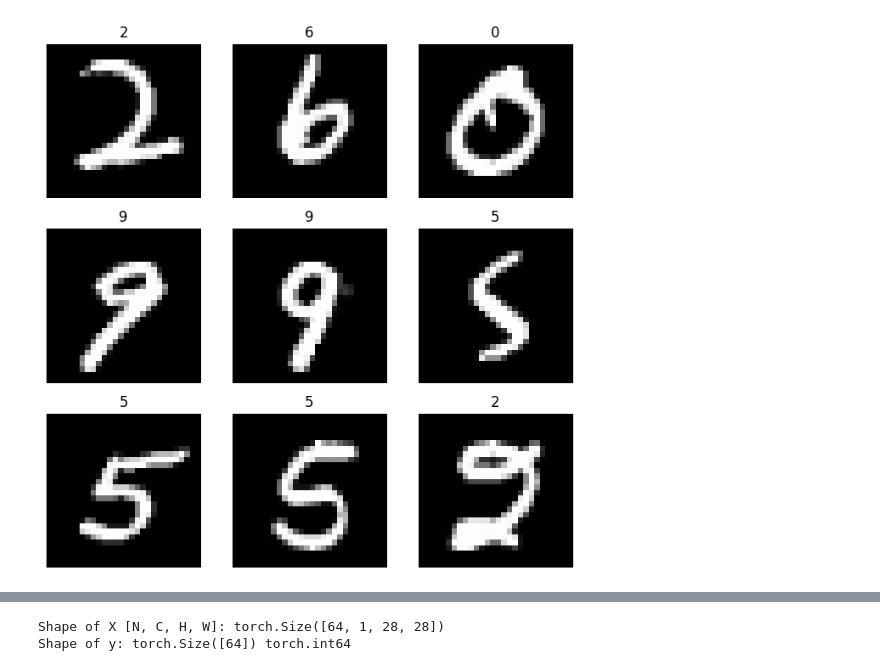
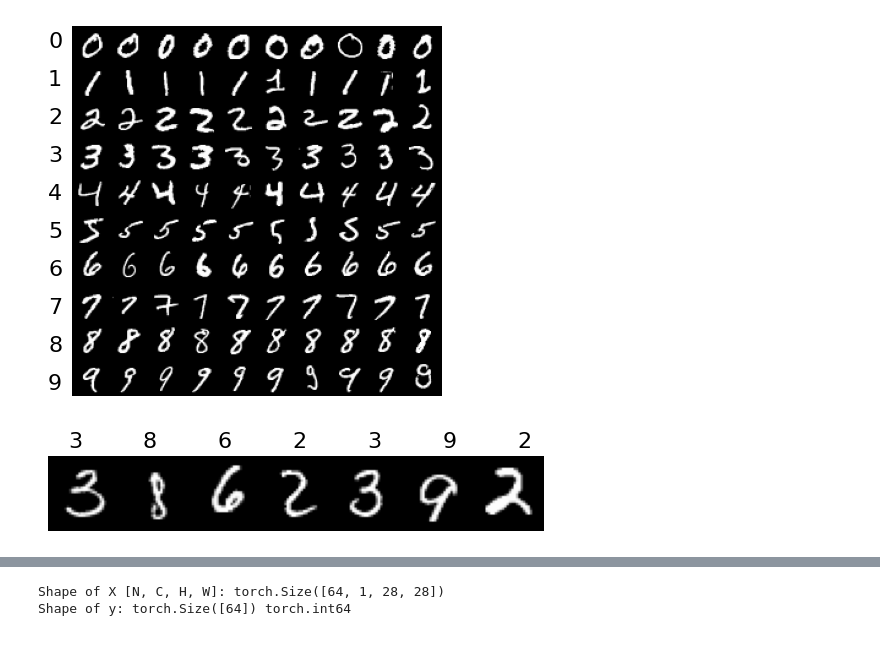
Before and after one commit to sampath017/MNIST, a Jupyter notebook: src/train.ipynb, the cells around one changed output, grey strips where cells are left out. Drawn from its saved outputs; the diff is of its cells as text; code cells hidden in the pictures.

Commit message:
training complete

```diff
--- a/src/train.ipynb
+++ b/src/train.ipynb
@@ -19,2 +20,10 @@ from utils import MNIST, accuracy
 # %%
-dataset = MNIST(Path('../data/train'), transform=ToTensor())
+data_path = Path('../data')
+
+dataset = MNIST(
+    root=data_path,
+    train=True,
+    download=True,
+)
+
+dataset
@@ -28,0 +35,10 @@ Transform: ToTensor()
+# %%
+## Single data point
+for img, label in dataset:
+    print(img, img.getextrema())
+    plt.imshow(img, cmap='gray')
+    plt.axis(False)
+    plt.title(label)
+
+    plt.show()
+    break
@@ -29,4 +48,50 @@ Transform: ToTensor()
+# %%
+## A grid of images from each class
+
+dataset.transform = Compose([
+    ToTensor()
+])
+
+num_classes = 10
+images_per_class = 10
+
+# Create a list to store the images for each class
+class_images = [[] for _ in range(num_classes)]
+
+# Iterate over the dataset and collect the first `images_per_class` images for each class
+for image, label in dataset:
+    if len(class_images[label]) < images_per_class:
+        class_images[label].append(image)
+    if all(len(images) == images_per_class for images in class_images):
+        break
+
+# Create a single grid of images with one row per class
+grid = make_grid([img for images in class_images for img in images], nrow=images_per_class)
+plt.imshow(grid.permute(1, 2, 0))
+
+# Add labels for each class at the start of the row
+for i in range(num_classes):
+    plt.text(-20, i * 31 + 17, str(i), fontsize=16)
+
+plt.axis(False)
+plt.show()
+# %% [output]
+[figure, added]
 # %%
-dataset.show_batch()
+## Random images
+
+dataloader = DataLoader(dataset, batch_size=7, shuffle=True)
+
+for images, labels in dataloader:
+    grid = make_grid(images)
+    plt.imshow(grid.permute(1, 2, 0))
+
+    # Add labels for the images
+    for i, label in enumerate(labels):
+        plt.text(i * 32 + 8, -4, str(label.item()), fontsize=16)
+
+    plt.axis(False)
+    plt.show()
+    break
 # %% [output]
-[figure, old version]
+[figure, new version]
```
Also changed, not shown: parts of 22 cells of this notebook, 3 other files.
